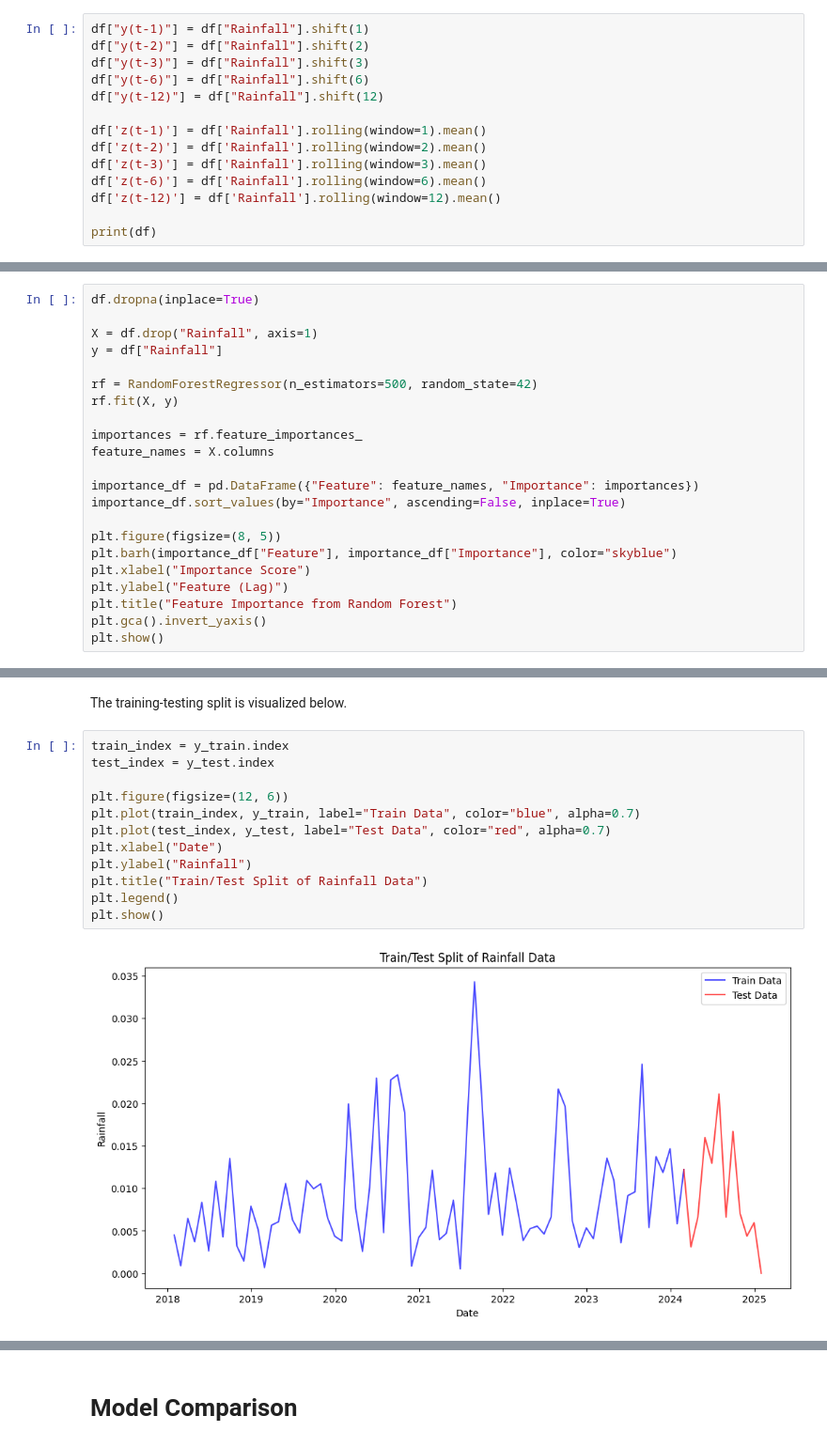
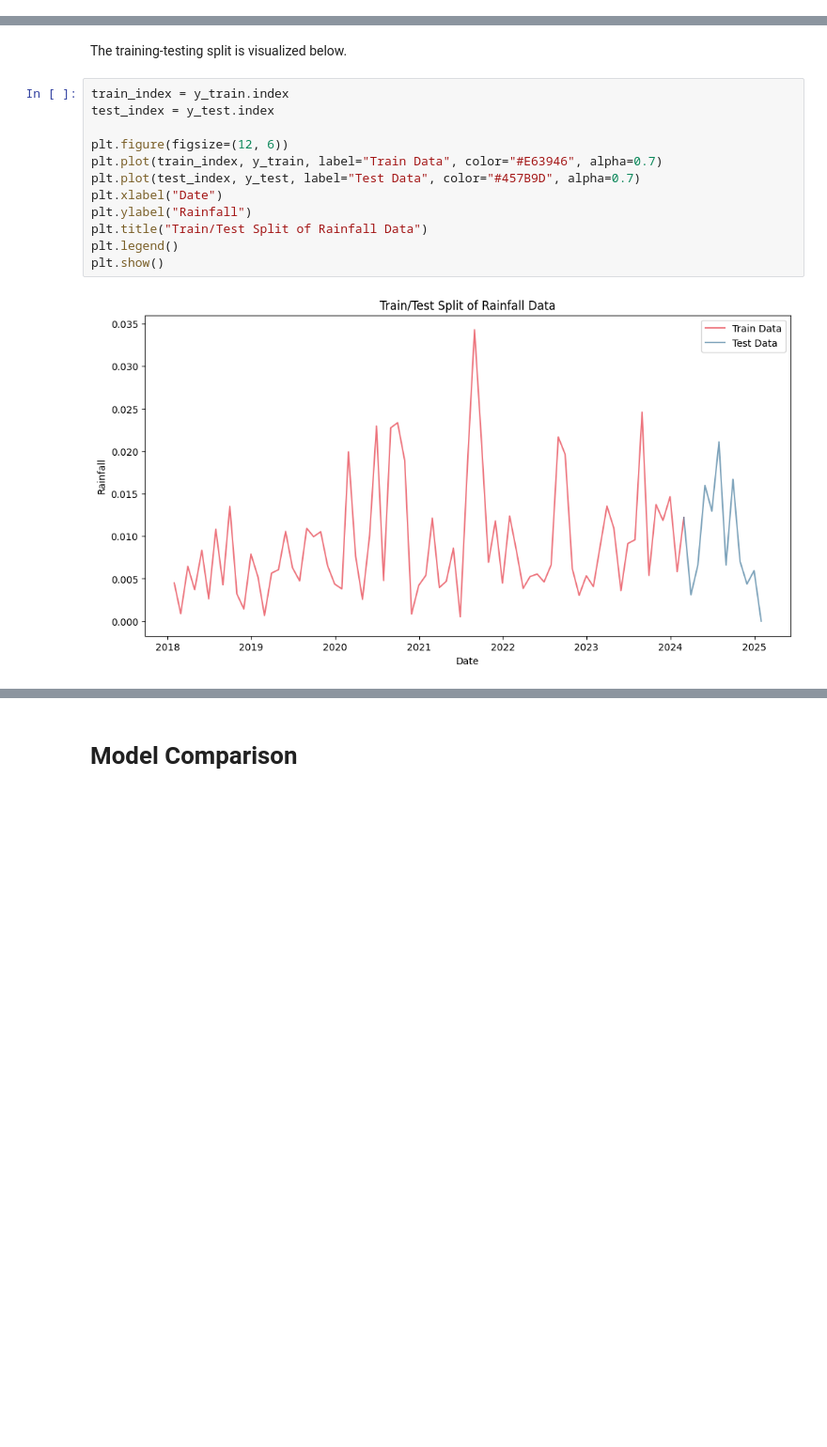
Before and after one commit to brooks-coding/Final-Project, a Jupyter notebook: main.ipynb, the cells around one changed output, grey strips where cells are left out. Shown at 94% size. Saved outputs shown, nothing was run; the diff lists cells and outputs as text; blank space fills up the shorter version.

```diff
--- a/main.ipynb
+++ b/main.ipynb
@@ -71,14 +66,0 @@ where h is the lag.
-# %%
-df["y(t-1)"] = df["Rainfall"].shift(1)
-df["y(t-2)"] = df["Rainfall"].shift(2)
-df["y(t-3)"] = df["Rainfall"].shift(3)
-df["y(t-6)"] = df["Rainfall"].shift(6)
-df["y(t-12)"] = df["Rainfall"].shift(12)
-
-df['z(t-1)'] = df['Rainfall'].rolling(window=1).mean()
-df['z(t-2)'] = df['Rainfall'].rolling(window=2).mean()
-df['z(t-3)'] = df['Rainfall'].rolling(window=3).mean()
-df['z(t-6)'] = df['Rainfall'].rolling(window=6).mean()
-df['z(t-12)'] = df['Rainfall'].rolling(window=12).mean()
-
-print(df)
@@ -107,22 +66,0 @@ Tyralis and Papacharalampous suggest using 500 trees for the Random Forest model
-# %%
-df.dropna(inplace=True)
-
-X = df.drop("Rainfall", axis=1)
-y = df["Rainfall"]
-
-rf = RandomForestRegressor(n_estimators=500, random_state=42)
-rf.fit(X, y)
-
-importances = rf.feature_importances_
-feature_names = X.columns
-
-importance_df = pd.DataFrame({"Feature": feature_names, "Importance": importances})
-importance_df.sort_values(by="Importance", ascending=False, inplace=True)
-
-plt.figure(figsize=(8, 5))
-plt.barh(importance_df["Feature"], importance_df["Importance"], color="skyblue")
-plt.xlabel("Importance Score")
-plt.ylabel("Feature (Lag)")
-plt.title("Feature Importance from Random Forest")
-plt.gca().invert_yaxis()
-plt.show()
@@ -147,15 +84,15 @@ The training-testing split is visualized below.
 # %%
 train_index = y_train.index
 test_index = y_test.index
 
 plt.figure(figsize=(12, 6))
-plt.plot(train_index, y_train, label="Train Data", color="blue", alpha=0.7)
-plt.plot(test_index, y_test, label="Test Data", color="red", alpha=0.7)
+plt.plot(train_index, y_train, label="Train Data", color="#E63946", alpha=0.7)
+plt.plot(test_index, y_test, label="Test Data", color="#457B9D", alpha=0.7)
 plt.xlabel("Date")
 plt.ylabel("Rainfall")
 plt.title("Train/Test Split of Rainfall Data")
 plt.legend()
 plt.show()
 # %% [output]
-[figure, old version]
+[figure, new version]
 # %% [markdown]
```
Also changed, not shown: parts of 33 cells of this notebook.
